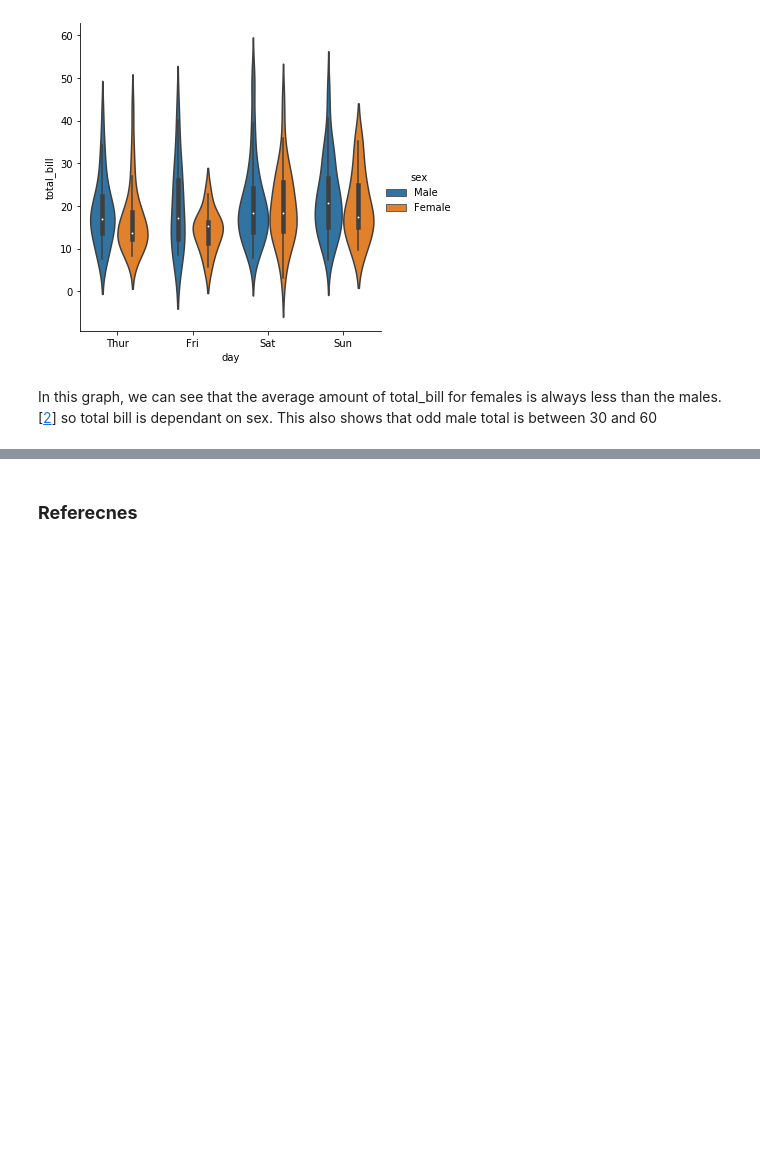
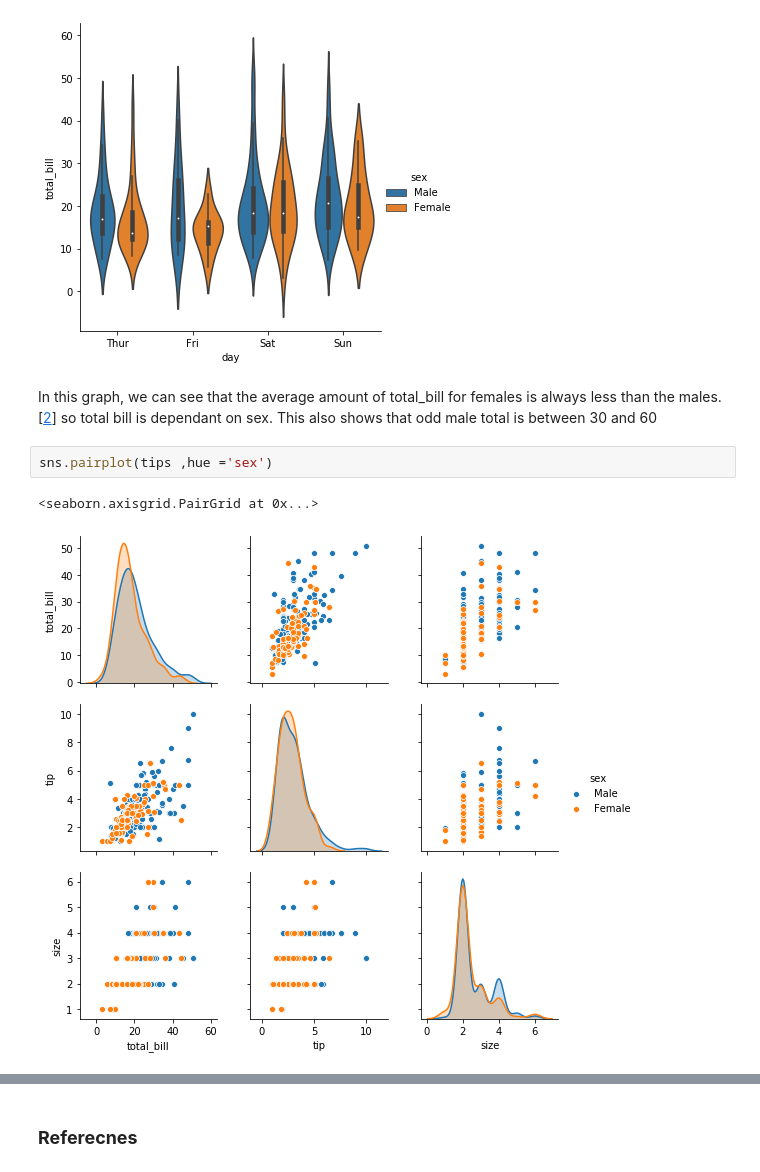
Before and after one commit to neadie/FundamentalsOfDataAnalysisProject, a Jupyter notebook: DataAnalyticsFundamentals.ipynb, the cells around one changed output, grey strips where cells are left out. Saved outputs shown, nothing was run; the diff lists cells and outputs as text; blank space fills up the shorter version.

```diff
--- a/DataAnalyticsFundamentals.ipynb
+++ b/DataAnalyticsFundamentals.ipynb
@@ -110,3 +148,8 @@ sns.catplot(x="day",y="total_bill",kind="violin",hue = "sex",data=tips)
 [figure]
 # %% [markdown]
  In this graph, we can see that the average amount of total_bill for females is always less than the males.[[2](https://towardsdatascience.com/analyze-the-data-through-data-visualization-using-seaborn-255e1cd3948e)] so total bill is dependant on sex. This also shows that odd male total is between 30 and 60
+# %%
+sns.pairplot(tips ,hue ='sex')
+# %% [output]
+<seaborn.axisgrid.PairGrid at 0x...>
+[figure, added]
```
Also changed, not shown: parts of 14 cells of this notebook, 1 other file.
